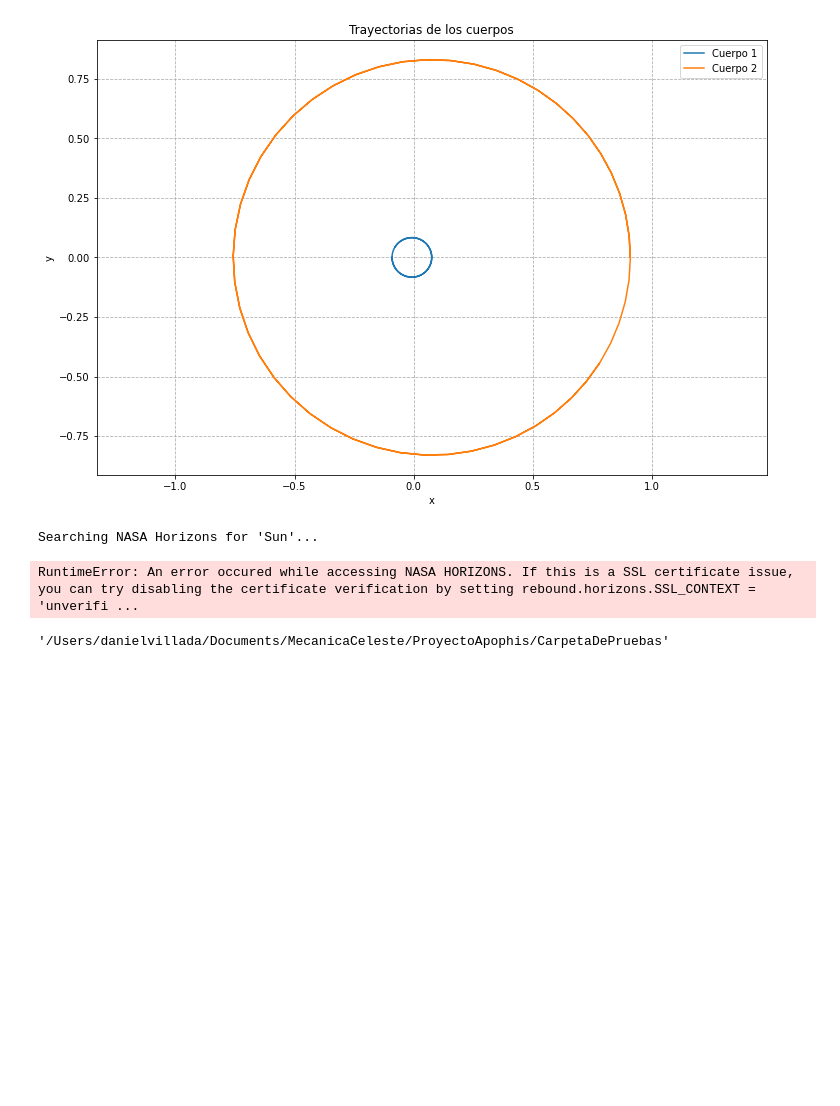
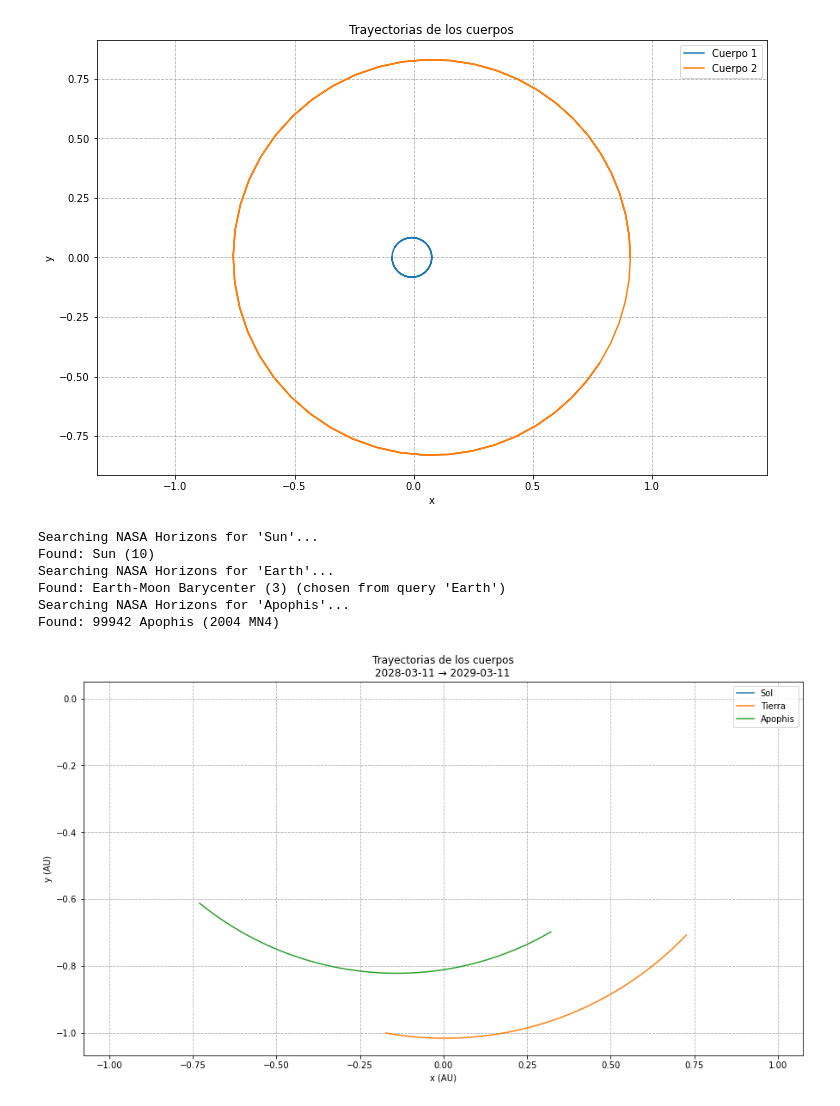
Before and after one commit to Daniel-534/MecanicaCeleste, a Jupyter notebook: ProyectoApophis/CarpetaDePruebas/PruebasConRebound.ipynb, the cells around one changed output. Saved outputs shown, nothing was run; the diff lists cells and outputs as text; code cells hidden in the pictures; blank space fills up the shorter version.

```diff
--- a/ProyectoApophis/CarpetaDePruebas/PruebasConRebound.ipynb
+++ b/ProyectoApophis/CarpetaDePruebas/PruebasConRebound.ipynb
@@ -46,16 +49,14 @@ plt.grid(ls="--")
 # %% [output]
 [figure]
 # %%
-sim_solar = rb.Simulation()
-sim_solar.add('Sun',date='1975-06-19')
-sim_solar.add('Earth',date='1975-06-19')
-sim_solar.add('Apophis',date='1975-06-19')
+sim = rb.Simulation()
+sim.add('Sun', date='2028-06-11')
+sim.add('Earth', date='2028-06-11')
+sim.add('Apophis', date='2028-06-11')
 # %% [output]
 Searching NASA Horizons for 'Sun'...
+Found: Sun (10)
+Searching NASA Horizons for 'Earth'...
+Found: Earth-Moon Barycenter (3) (chosen from query 'Earth')
+Searching NASA Horizons for 'Apophis'...
+Found: 99942 Apophis (2004 MN4)
-RuntimeError: An error occured while accessing NASA HORIZONS. If this is a SSL certificate issue, you can try disabling the certificate verification by setting rebound.horizons.SSL_CONTEXT = 'unverifi ...
-# %%
-import os
-
-os.getcwd()
-# %% [output]
-'/Users/danielvillada/Documents/MecanicaCeleste/ProyectoApophis/CarpetaDePruebas'
@@ -61,0 +77,37 @@ os.getcwd()
+# %%
+# ============================================
+# 4. INTEGRAR Y GUARDAR DATOS
+# ============================================
+for i, t in enumerate(ts):
+    sim.integrate(t)
+    rs[0, i] = sim.particles[0].xyz
+    vs[0, i] = sim.particles[0].vxyz
+    rs[1, i] = sim.particles[1].xyz
+    vs[1, i] = sim.particles[1].vxyz
+    rs[2, i] = sim.particles[2].xyz
+    vs[2, i] = sim.particles[2].vxyz
+
+    sim.move_to_com()
+    rps[0, i] = sim.particles[0].xyz
+    vps[0, i] = sim.particles[0].vxyz
+    rps[1, i] = sim.particles[1].xyz
+    vps[1, i] = sim.particles[1].vxyz
+    rps[2, i] = sim.particles[2].xyz
+    vps[2, i] = sim.particles[2].vxyz
+# %%
+# ============================================
+# 5. PLOTEAR TRAYECTORIAS
+# ============================================
+plt.figure(figsize=(6*2.5, 4*2))
+plt.plot(rps[0, :, 0], rps[0, :, 1], label='Sol')
+plt.plot(rps[1, :, 0], rps[1, :, 1], label='Tierra')
+plt.plot(rps[2, :, 0], rps[2, :, 1], label='Apophis')
+plt.xlabel('x (AU)')
+plt.ylabel('y (AU)')
+plt.title('Trayectorias de los cuerpos\n2028-03-11 → 2029-03-11')
+plt.legend()
+plt.axis('equal')
+plt.grid(ls="--")
+plt.show()
+# %% [output]
+[figure, added]
```
Also changed, not shown: parts of 4 cells of this notebook.
